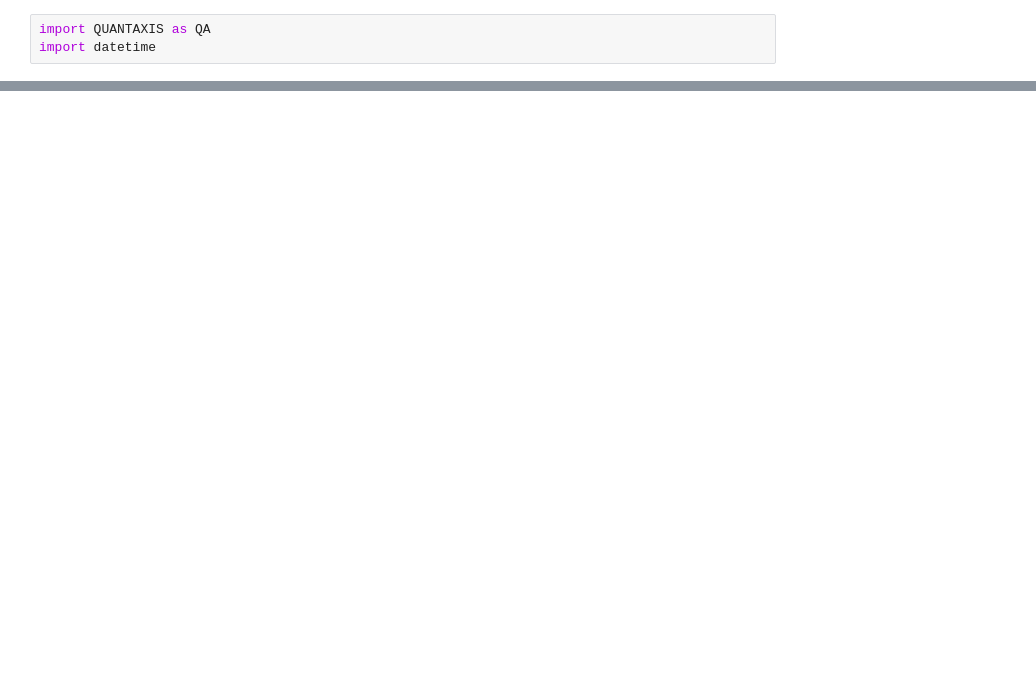
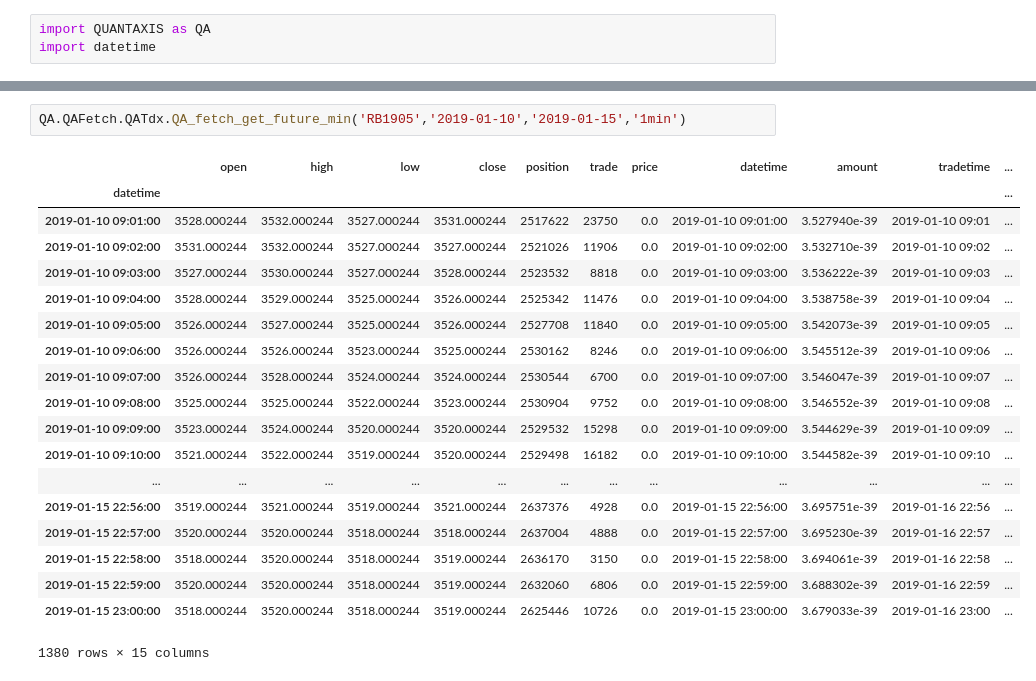
Before and after one commit to tedQB/easy-trading, a Jupyter notebook: QUANTAXIS/Untitled.ipynb, the cells around one changed output, grey strips where cells are left out. Cells and saved outputs as stored; diff of their text form; blank space fills up the shorter version.

```diff
--- a/QUANTAXIS/Untitled.ipynb
+++ b/QUANTAXIS/Untitled.ipynb
@@ -35,0 +30,22 @@ QUANTAXIS>> 期货日线
+# %%
+QA.QAFetch.QATdx.QA_fetch_get_future_min('RB1905','2019-01-10','2019-01-15','1min')
+# %% [output]
+|  | open | high | low | close | position | trade | price | datetime | amount | tradetime | ... |
+| datetime |  |  |  |  |  |  |  |  |  |  | ... |
+| 2019-01-10 09:01:00 | 3528.000244 | 3532.000244 | 3527.000244 | 3531.000244 | 2517622 | 23750 | 0.0 | 2019-01-10 09:01:00 | 3.527940e-39 | 2019-01-10 09:01 | ... |
+| 2019-01-10 09:02:00 | 3531.000244 | 3532.000244 | 3527.000244 | 3527.000244 | 2521026 | 11906 | 0.0 | 2019-01-10 09:02:00 | 3.532710e-39 | 2019-01-10 09:02 | ... |
+| 2019-01-10 09:03:00 | 3527.000244 | 3530.000244 | 3527.000244 | 3528.000244 | 2523532 | 8818 | 0.0 | 2019-01-10 09:03:00 | 3.536222e-39 | 2019-01-10 09:03 | ... |
+| 2019-01-10 09:04:00 | 3528.000244 | 3529.000244 | 3525.000244 | 3526.000244 | 2525342 | 11476 | 0.0 | 2019-01-10 09:04:00 | 3.538758e-39 | 2019-01-10 09:04 | ... |
+| 2019-01-10 09:05:00 | 3526.000244 | 3527.000244 | 3525.000244 | 3526.000244 | 2527708 | 11840 | 0.0 | 2019-01-10 09:05:00 | 3.542073e-39 | 2019-01-10 09:05 | ... |
+| 2019-01-10 09:06:00 | 3526.000244 | 3526.000244 | 3523.000244 | 3525.000244 | 2530162 | 8246 | 0.0 | 2019-01-10 09:06:00 | 3.545512e-39 | 2019-01-10 09:06 | ... |
+| 2019-01-10 09:07:00 | 3526.000244 | 3528.000244 | 3524.000244 | 3524.000244 | 2530544 | 6700 | 0.0 | 2019-01-10 09:07:00 | 3.546047e-39 | 2019-01-10 09:07 | ... |
+| 2019-01-10 09:08:00 | 3525.000244 | 3525.000244 | 3522.000244 | 3523.000244 | 2530904 | 9752 | 0.0 | 2019-01-10 09:08:00 | 3.546552e-39 | 2019-01-10 09:08 | ... |
+| 2019-01-10 09:09:00 | 3523.000244 | 3524.000244 | 3520.000244 | 3520.000244 | 2529532 | 15298 | 0.0 | 2019-01-10 09:09:00 | 3.544629e-39 | 2019-01-10 09:09 | ... |
+| 2019-01-10 09:10:00 | 3521.000244 | 3522.000244 | 3519.000244 | 3520.000244 | 2529498 | 16182 | 0.0 | 2019-01-10 09:10:00 | 3.544582e-39 | 2019-01-10 09:10 | ... |
+| ... | ... | ... | ... | ... | ... | ... | ... | ... | ... | ... | ... |
+| 2019-01-15 22:56:00 | 3519.000244 | 3521.000244 | 3519.000244 | 3521.000244 | 2637376 | 4928 | 0.0 | 2019-01-15 22:56:00 | 3.695751e-39 | 2019-01-16 22:56 | ... |
+| 2019-01-15 22:57:00 | 3520.000244 | 3520.000244 | 3518.000244 | 3518.000244 | 2637004 | 4888 | 0.0 | 2019-01-15 22:57:00 | 3.695230e-39 | 2019-01-16 22:57 | ... |
+| 2019-01-15 22:58:00 | 3518.000244 | 3520.000244 | 3518.000244 | 3519.000244 | 2636170 | 3150 | 0.0 | 2019-01-15 22:58:00 | 3.694061e-39 | 2019-01-16 22:58 | ... |
+| 2019-01-15 22:59:00 | 3520.000244 | 3520.000244 | 3518.000244 | 3519.000244 | 2632060 | 6806 | 0.0 | 2019-01-15 22:59:00 | 3.688302e-39 | 2019-01-16 22:59 | ... |
+| 2019-01-15 23:00:00 | 3518.000244 | 3520.000244 | 3518.000244 | 3519.000244 | 2625446 | 10726 | 0.0 | 2019-01-15 23:00:00 | 3.679033e-39 | 2019-01-16 23:00 | ... |
+1380 rows × 15 columns
```
Also changed, not shown: parts of 3 cells of this notebook, 1 other file.
